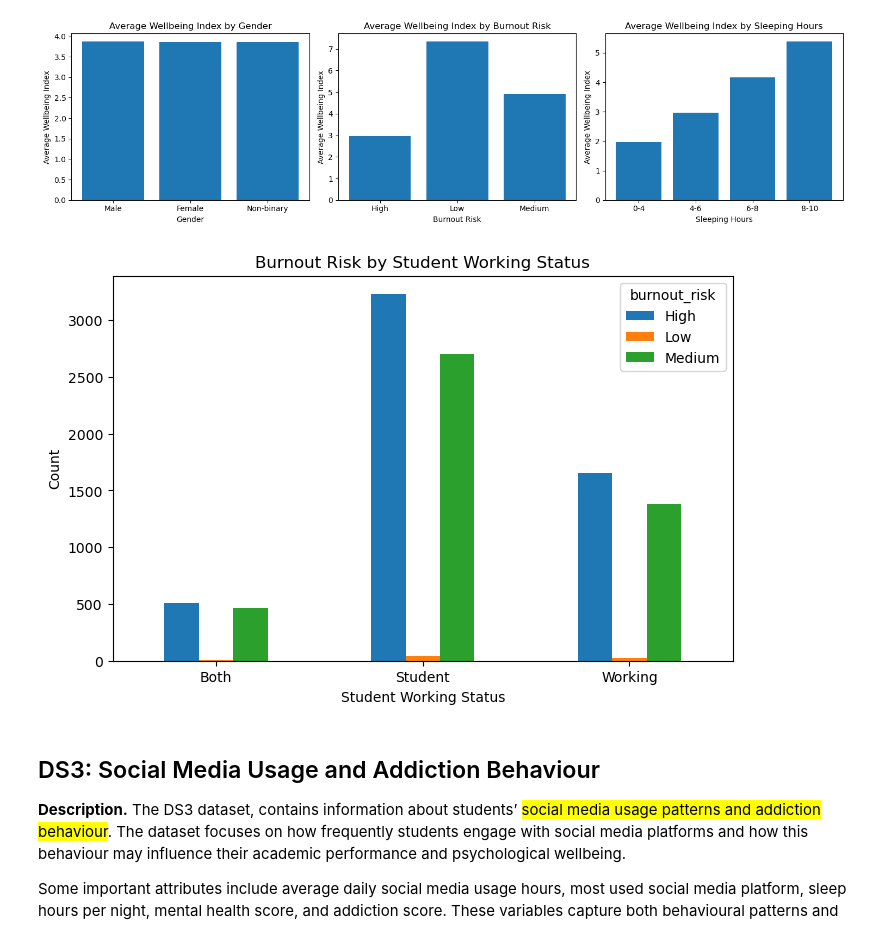
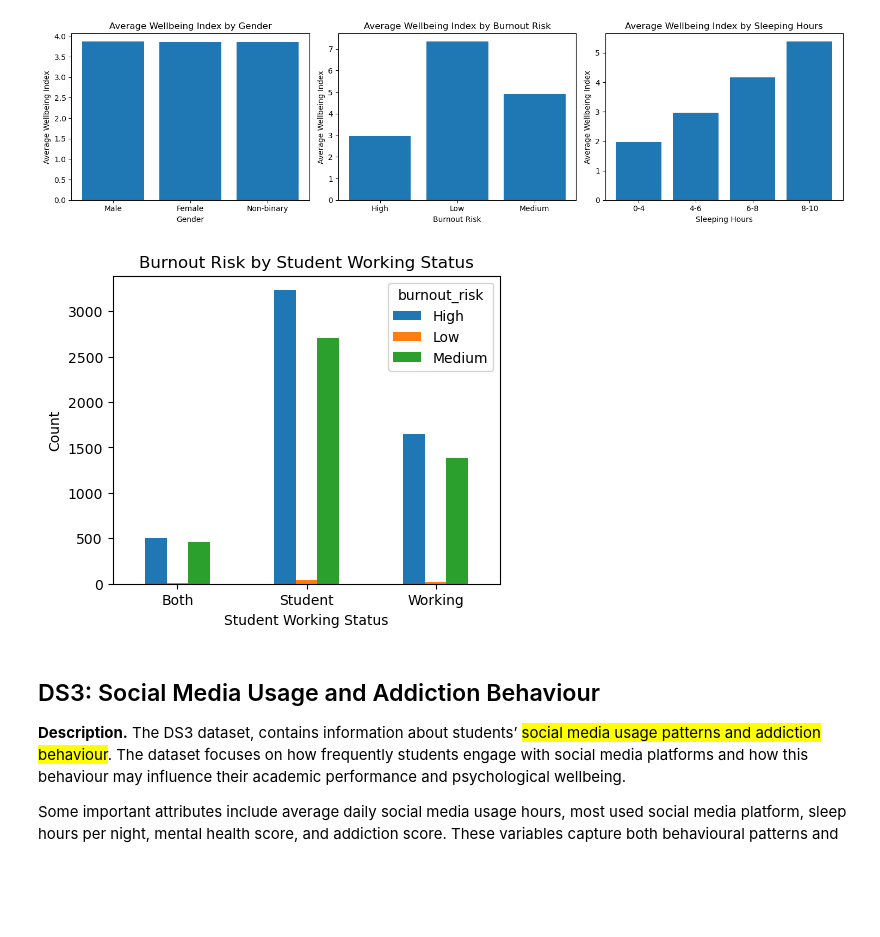
Before and after one commit to stevennoctavianus/sc3021-sdac-grp3, a Jupyter notebook: project.ipynb, the cells around one changed output. Cells and saved outputs as stored; diff of their text form; code cells hidden in the pictures; blank space fills up the shorter version.

```diff
--- a/project.ipynb
+++ b/project.ipynb
@@ -948,14 +947,14 @@ plt.show
 # %%
 burnout_counts = pd.crosstab(ds4["Student_Working_Status"], ds4["burnout_risk"])
 
-burnout_counts.plot(kind="bar", figsize=(8,5))
+burnout_counts.plot(kind="bar", figsize=(5,4))
 plt.title("Burnout Risk by Student Working Status")
 plt.xlabel("Student Working Status")
 plt.ylabel("Count")
 plt.xticks(rotation=0)
 plt.show()
 # %% [output]
-[figure, old version]
+[figure, new version]
 # %% [markdown]
 ## DS3: Social Media Usage and Addiction Behaviour
 
```
Also changed, not shown: parts of 22 cells of this notebook.
